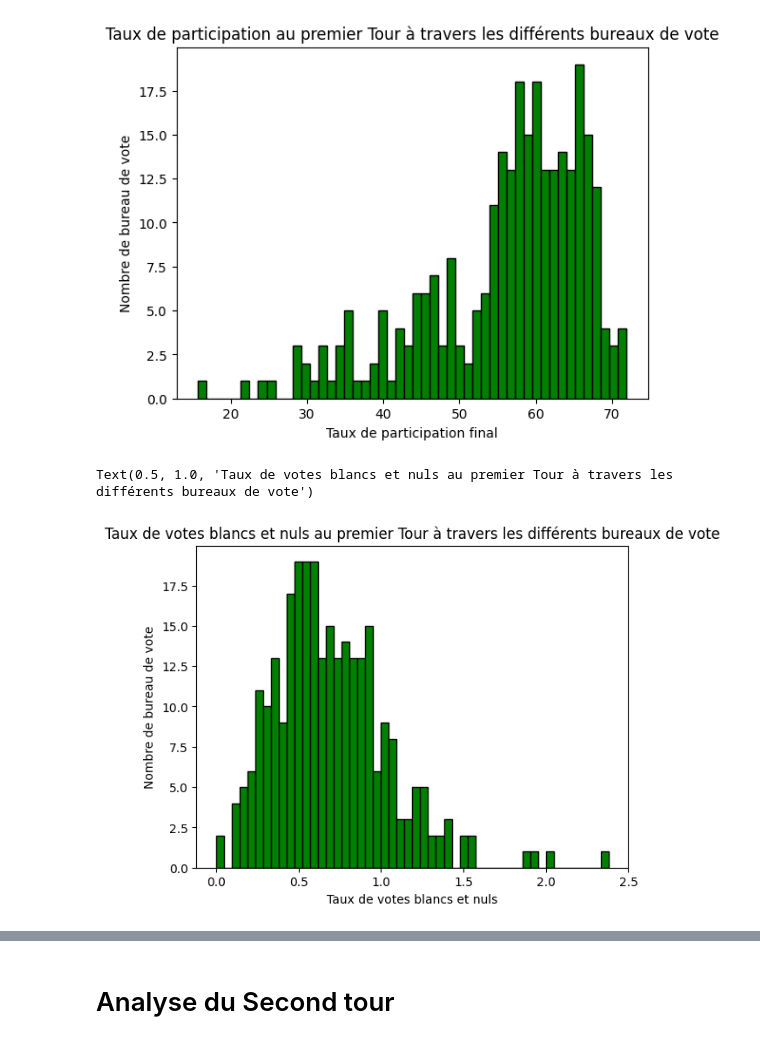
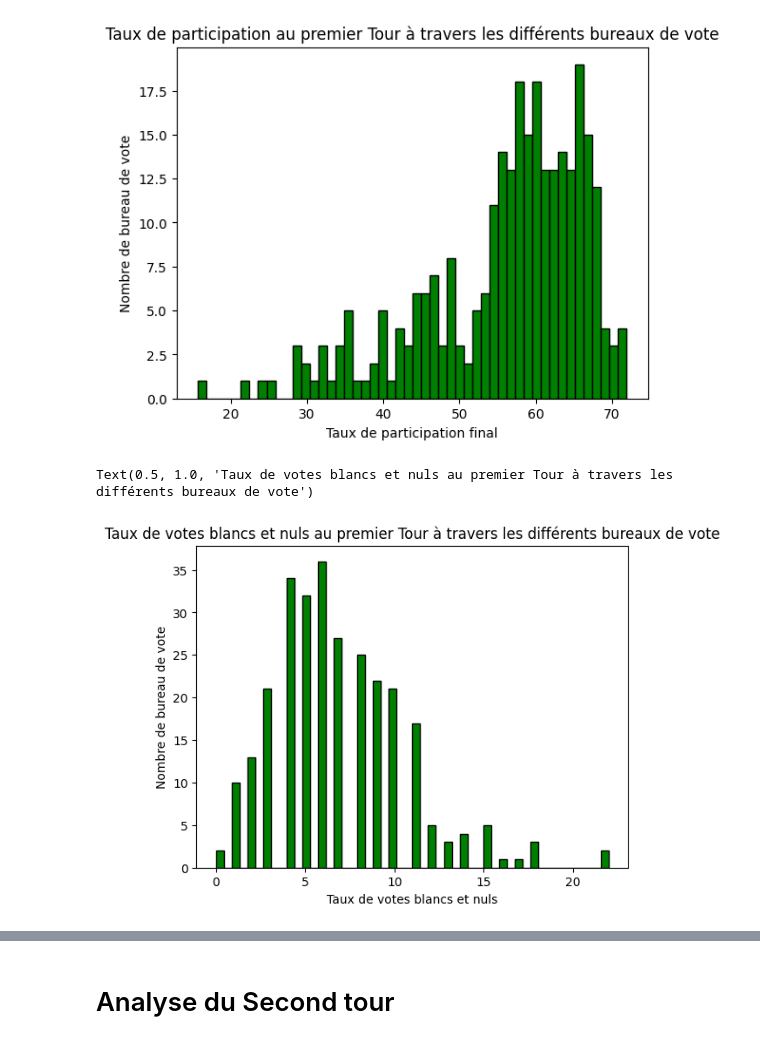
Before and after one commit to AlexisHct/Analyses_elections_municipales_2026, a Jupyter notebook: notebooks/01_EDA.ipynb, the cells around one changed output, grey strips where cells are left out. Drawn from its saved outputs; the diff is of its cells as text; code cells hidden in the pictures.

```diff
--- a/notebooks/01_EDA.ipynb
+++ b/notebooks/01_EDA.ipynb
@@ -62,12 +62,12 @@ plt.title('Taux de participation au premier Tour à travers les différents bure
 Text(0.5, 1.0, 'Taux de participation au premier Tour à travers les différents bureaux de vote')
 [figure]
 # %%
-premier_tour['tx_nuls_blc'] = ((premier_tour['blancs'] + premier_tour['nuls']) / premier_tour['inscrits'])*100
+premier_tour['tx_nuls_blc'] = premier_tour['blancs'] + premier_tour['nuls']
 n, bins, patches = plt.hist(premier_tour['tx_nuls_blc'], 50, edgecolor = 'black', facecolor = 'green')
 plt.xlabel('Taux de votes blancs et nuls')
 plt.ylabel('Nombre de bureau de vote')
 plt.title('Taux de votes blancs et nuls au premier Tour à travers les différents bureaux de vote')
 # %% [output]
 Text(0.5, 1.0, 'Taux de votes blancs et nuls au premier Tour à travers les différents bureaux de vote')
-[figure, old version]
+[figure, new version]
 # %%
```
Also changed, not shown: parts of 33 cells of this notebook.
